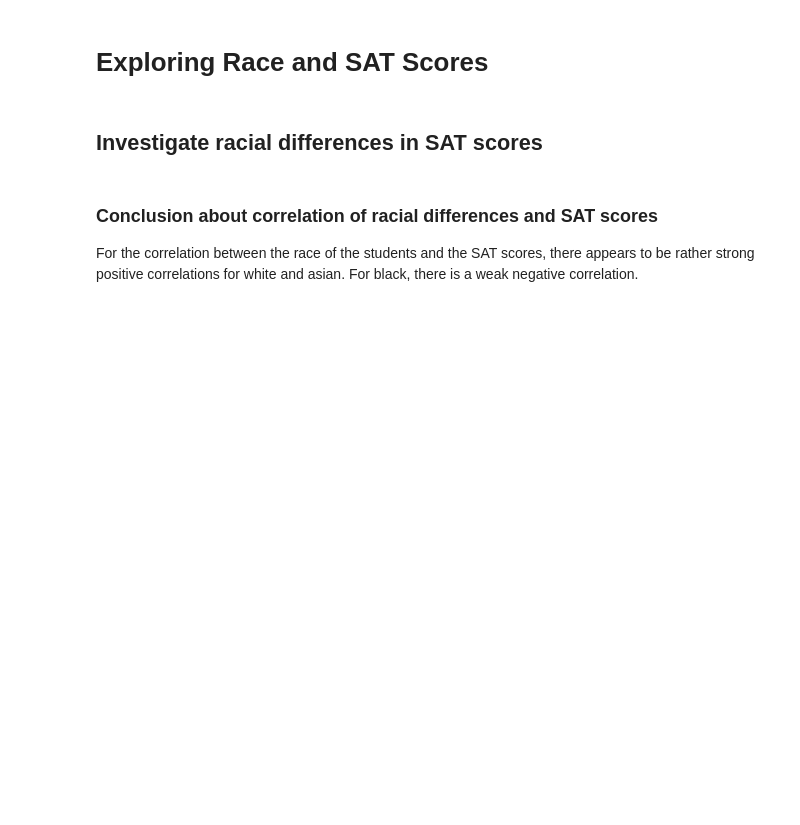
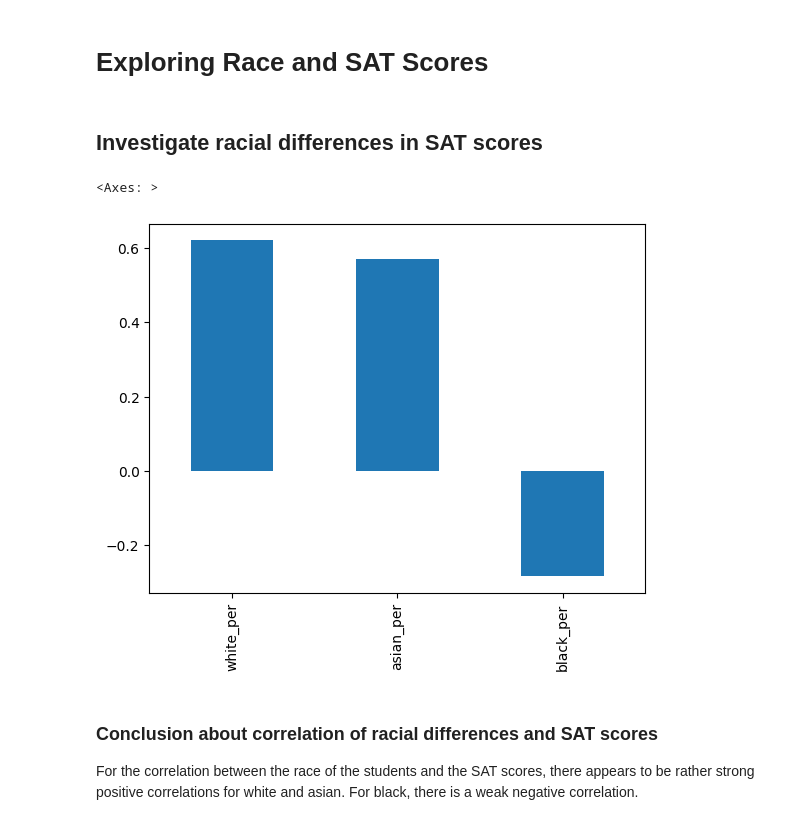
Before and after one commit to skillspark/learn-data-analysis, a Jupyter notebook: Schools.ipynb, the cells around one changed output. Saved outputs shown, nothing was run; the diff lists cells and outputs as text; code cells hidden in the pictures; blank space fills up the shorter version.

Commit message:
python3 adaptations for .corr()

```diff
--- a/Schools.ipynb
+++ b/Schools.ipynb
@@ -211,7 +233,10 @@ The schools in the borough of Brooklyn scores the lowest average safety score, w
 # %%
 # a bar plot of the correlations between the race percentage and sat_score
 race_scor_cols = ["white_per", "asian_per", "black_per"]
-combined.corr()["sat_score"][race_scor_cols].plot.bar()
+combined.corr(numeric_only=True)["sat_score"][race_scor_cols].plot.bar()
+# %% [output]
+<Axes: >
+[figure, added]
 # %% [markdown]
 ### Conclusion about correlation of racial differences and SAT scores
 For the correlation between the race of the students and the SAT scores, there appears to be rather strong positive correlations for white and asian. For black, there is a weak negative correlation.
```
Also changed, not shown: parts of 5 cells of this notebook.
